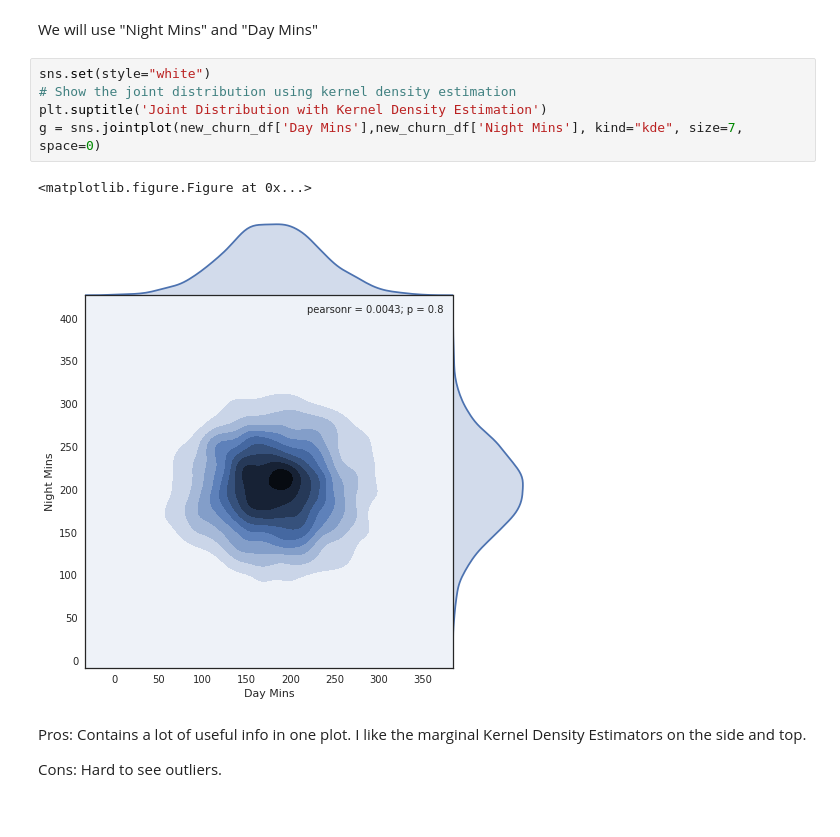
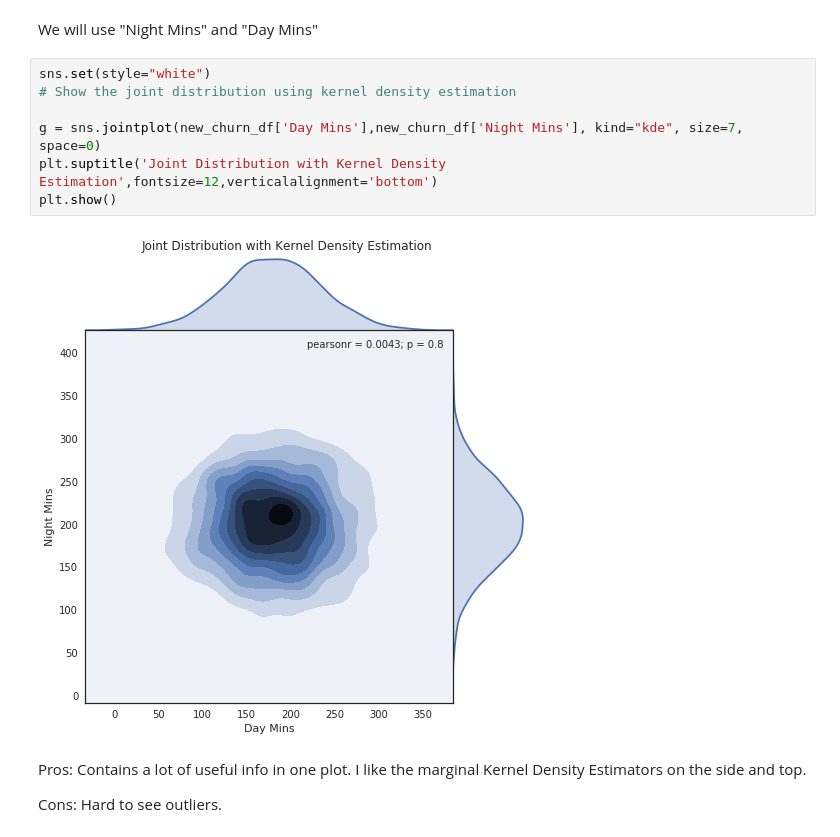
Before and after one commit to dataronio/Thinkful-Unit1, a Jupyter notebook: Visualization_Seaborn.ipynb, the cells around one changed output. Saved outputs shown, nothing was run; the diff lists cells and outputs as text.

```diff
--- a/Visualization_Seaborn.ipynb
+++ b/Visualization_Seaborn.ipynb
@@ -132,11 +132,12 @@ We will use "Night Mins" and "Day Mins"
 # %%
 sns.set(style="white")
 # Show the joint distribution using kernel density estimation
-plt.suptitle('Joint Distribution with Kernel Density Estimation')
+
 g = sns.jointplot(new_churn_df['Day Mins'],new_churn_df['Night Mins'], kind="kde", size=7, space=0)
+plt.suptitle('Joint Distribution with Kernel Density Estimation',fontsize=12,verticalalignment='bottom')
+plt.show()
 # %% [output]
-<matplotlib.figure.Figure at 0x...>
-[figure, old version]
+[figure, new version]
 # %% [markdown]
 Pros: Contains a lot of useful info in one plot.  I like the marginal Kernel
 Density Estimators on the side and top.
```
Also changed, not shown: parts of 2 cells of this notebook, 3 other files.
